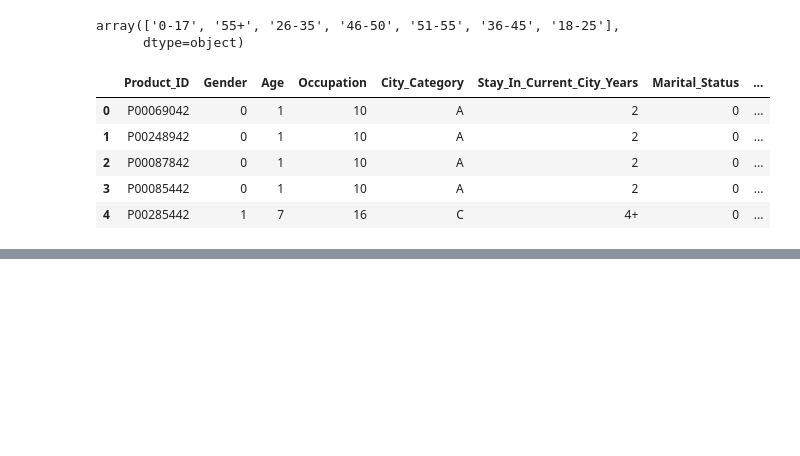
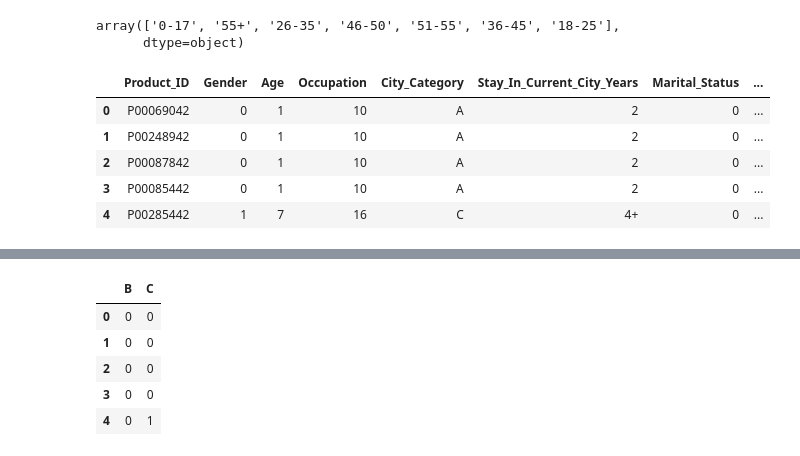
Before and after one commit to Engg-Abhinav/Feature-Engineering, a Jupyter notebook: FE_BlackFriday_Dataset.ipynb, the cells around one changed output, grey strips where cells are left out. Drawn from its saved outputs; the diff is of its cells as text; code cells hidden in the pictures; blank space fills up the shorter version.

```diff
--- a/FE_BlackFriday_Dataset.ipynb
+++ b/FE_BlackFriday_Dataset.ipynb
@@ -138,0 +152,14 @@ df['species'].unique()
+# %%
+# Handling categorical feature Age City_Category
+
+df_city = pd.get_dummies(df['City_Category'], drop_first=True)
+# deop_first = True because we have three categories but onluy two catergories
+# are sufficient.
+df_city.head()
+# %% [output]
+|  | B | C |
+| 0 | 0 | 0 |
+| 1 | 0 | 0 |
+| 2 | 0 | 0 |
+| 3 | 0 | 0 |
+| 4 | 0 | 1 |
```
Also changed, not shown: parts of 6 cells of this notebook.
